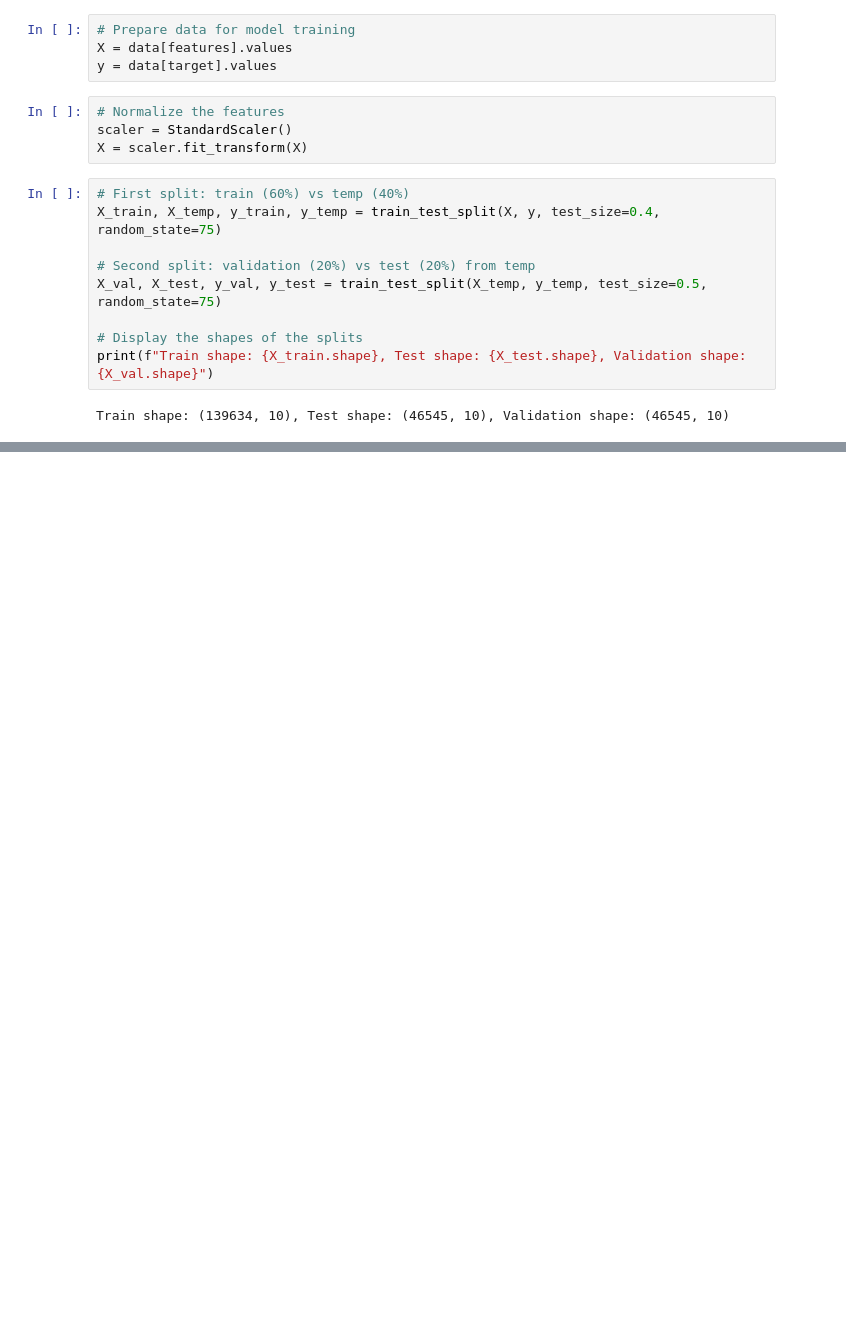
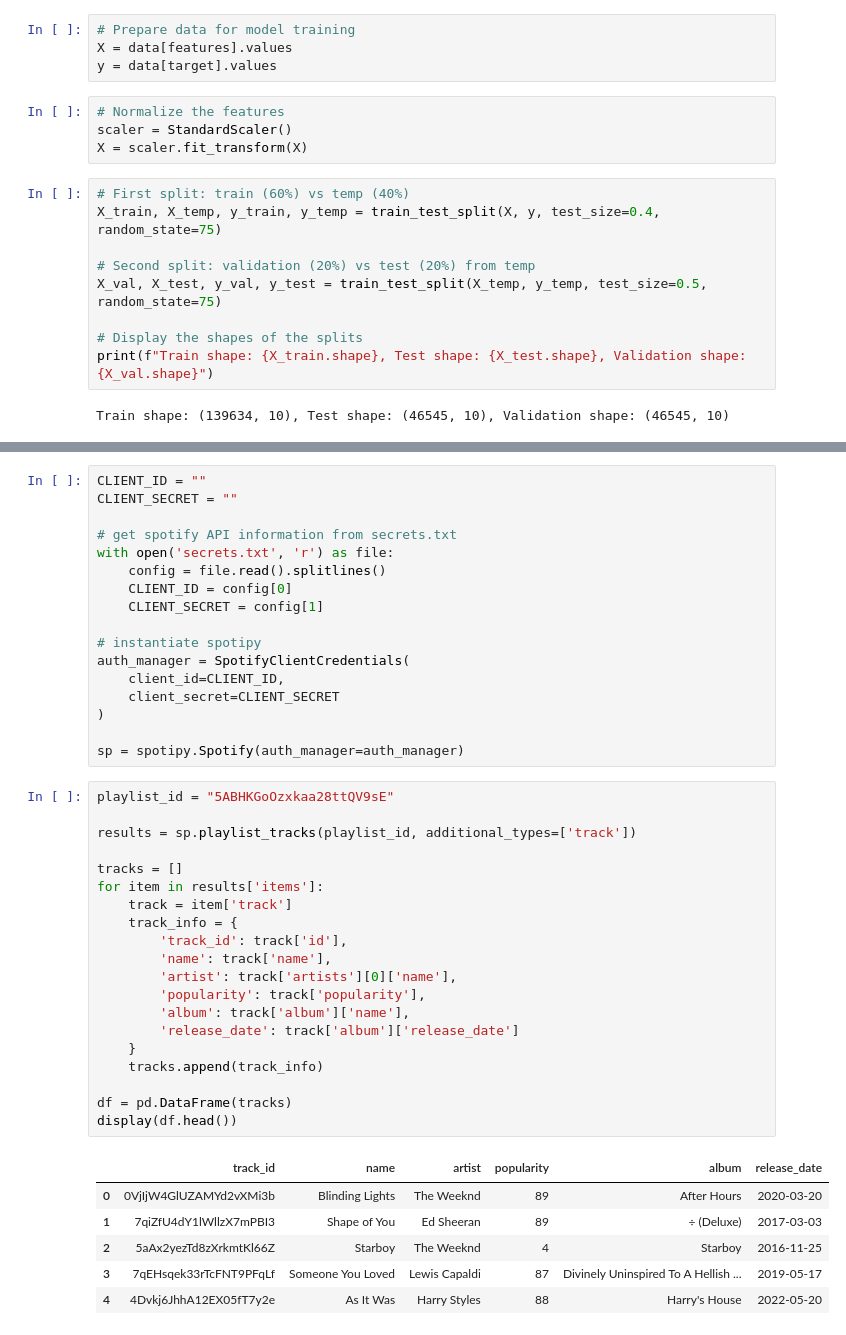
Before and after one commit to jeelfaldu7/predicting_spotify_song_popularity, a Jupyter notebook: notebook.ipynb, the cells around one changed output, grey strips where cells are left out. Drawn from its saved outputs; the diff is of its cells as text; blank space fills up the shorter version.

```diff
--- a/notebook.ipynb
+++ b/notebook.ipynb
@@ -504,0 +519,44 @@ Test RMSE: 14.9121
+# %%
+CLIENT_ID = ""
+CLIENT_SECRET = ""
+
+# get spotify API information from secrets.txt
+with open('secrets.txt', 'r') as file:
+    config = file.read().splitlines()
+    CLIENT_ID = config[0]
+    CLIENT_SECRET = config[1]
+
+# instantiate spotipy
+auth_manager = SpotifyClientCredentials(
+    client_id=CLIENT_ID,
+    client_secret=CLIENT_SECRET
+)
+
+sp = spotipy.Spotify(auth_manager=auth_manager)
+# %%
+playlist_id = "5ABHKGoOzxkaa28ttQV9sE"
+
+results = sp.playlist_tracks(playlist_id, additional_types=['track'])
+
+tracks = []
+for item in results['items']:
+    track = item['track']
+    track_info = {
+        'track_id': track['id'],
+        'name': track['name'],
+        'artist': track['artists'][0]['name'],
+        'popularity': track['popularity'],
+        'album': track['album']['name'],
+        'release_date': track['album']['release_date']
+    }
+    tracks.append(track_info)
+
+df = pd.DataFrame(tracks)
+display(df.head())
+# %% [output]
+|  | track_id | name | artist | popularity | album | release_date |
+| 0 | 0VjIjW4GlUZAMYd2vXMi3b | Blinding Lights | The Weeknd | 89 | After Hours | 2020-03-20 |
+| 1 | 7qiZfU4dY1lWllzX7mPBI3 | Shape of You | Ed Sheeran | 89 | ÷ (Deluxe) | 2017-03-03 |
+| 2 | 5aAx2yezTd8zXrkmtKl66Z | Starboy | The Weeknd | 4 | Starboy | 2016-11-25 |
+| 3 | 7qEHsqek33rTcFNT9PFqLf | Someone You Loved | Lewis Capaldi | 87 | Divinely Uninspired To A Hellish ... | 2019-05-17 |
+| 4 | 4Dvkj6JhhA12EX05fT7y2e | As It Was | Harry Styles | 88 | Harry's House | 2022-05-20 |
```
Also changed, not shown: parts of 6 cells of this notebook, 2 other files.
